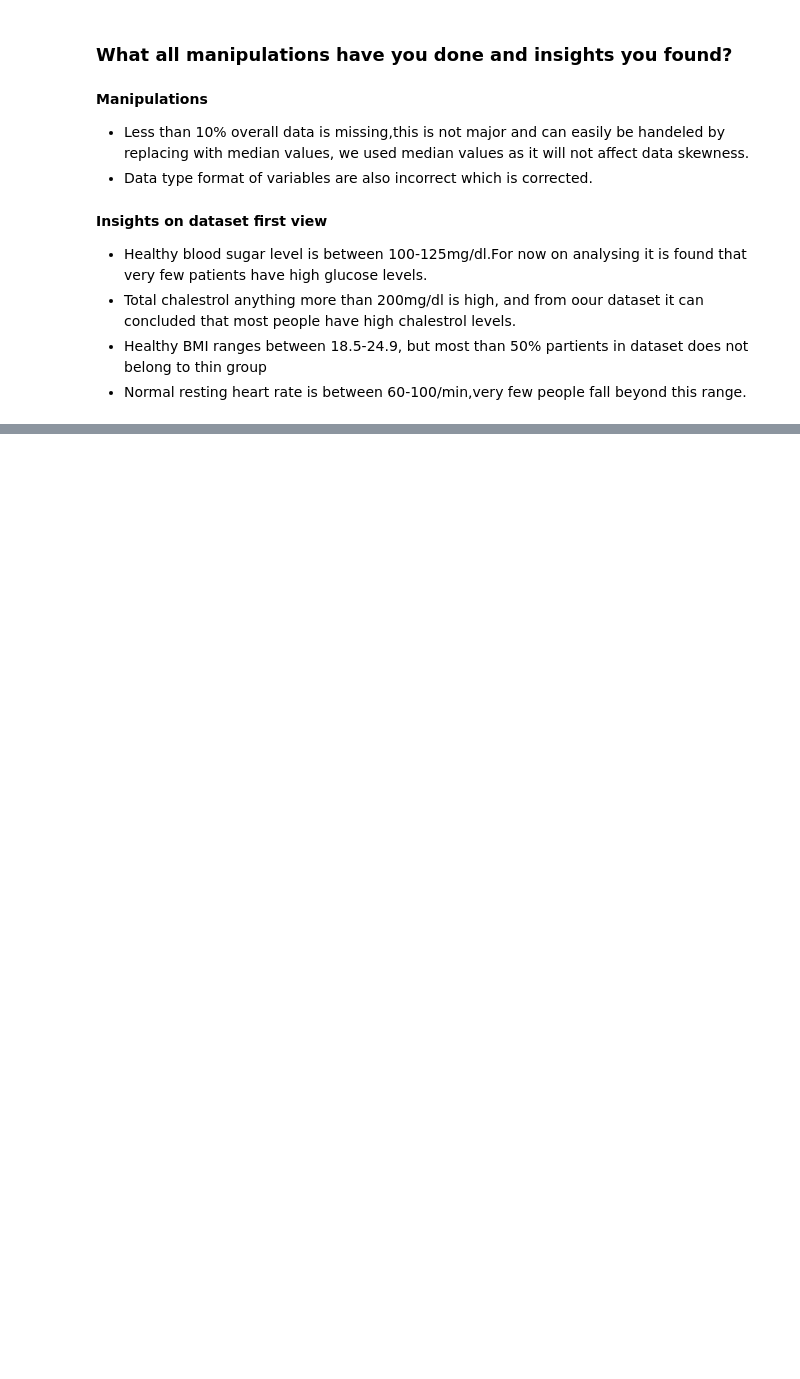
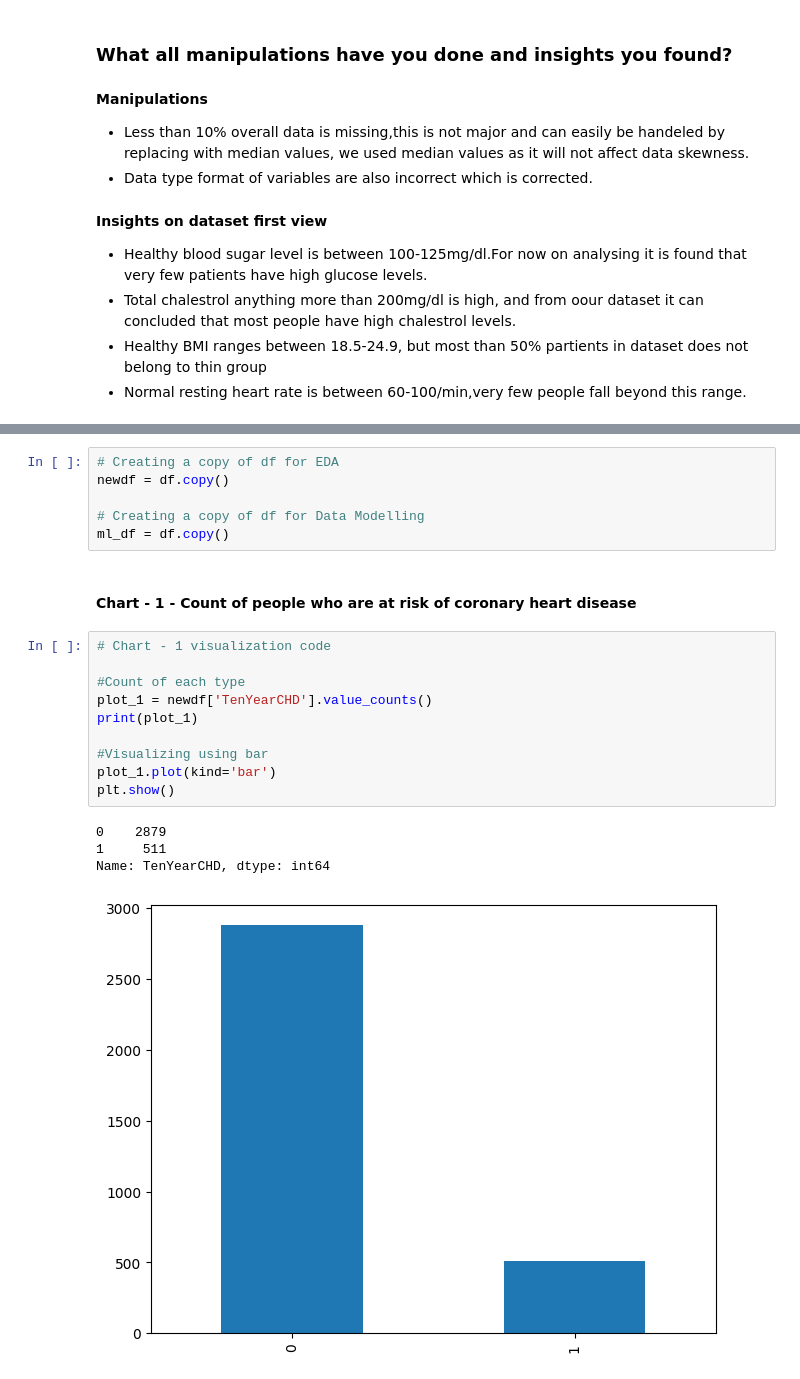
Before and after one commit to Rajat-Sri/Capstone-3-Cardiovascular-Risk-Prediction, a Jupyter notebook: Cardiovascular_Risk_Prediction.ipynb, the cells around one changed output, grey strips where cells are left out. Drawn from its saved outputs; the diff is of its cells as text; blank space fills up the shorter version.

```diff
--- a/Cardiovascular_Risk_Prediction.ipynb
+++ b/Cardiovascular_Risk_Prediction.ipynb
@@ -356,0 +359,23 @@ df.head(10)
+# %%
+# Creating a copy of df for EDA
+newdf = df.copy()
+
+# Creating a copy of df for Data Modelling
+ml_df = df.copy()
+# %% [markdown]
+#### Chart - 1 - Count of people who are at risk of coronary heart disease
+# %%
+# Chart - 1 visualization code
+
+#Count of each type
+plot_1 = newdf['TenYearCHD'].value_counts()
+print(plot_1)
+
+#Visualizing using bar
+plot_1.plot(kind='bar')
+plt.show()
+# %% [output]
+0    2879
+1     511
+Name: TenYearCHD, dtype: int64
+[figure, added]
```
Also changed, not shown: parts of 116 cells of this notebook.
